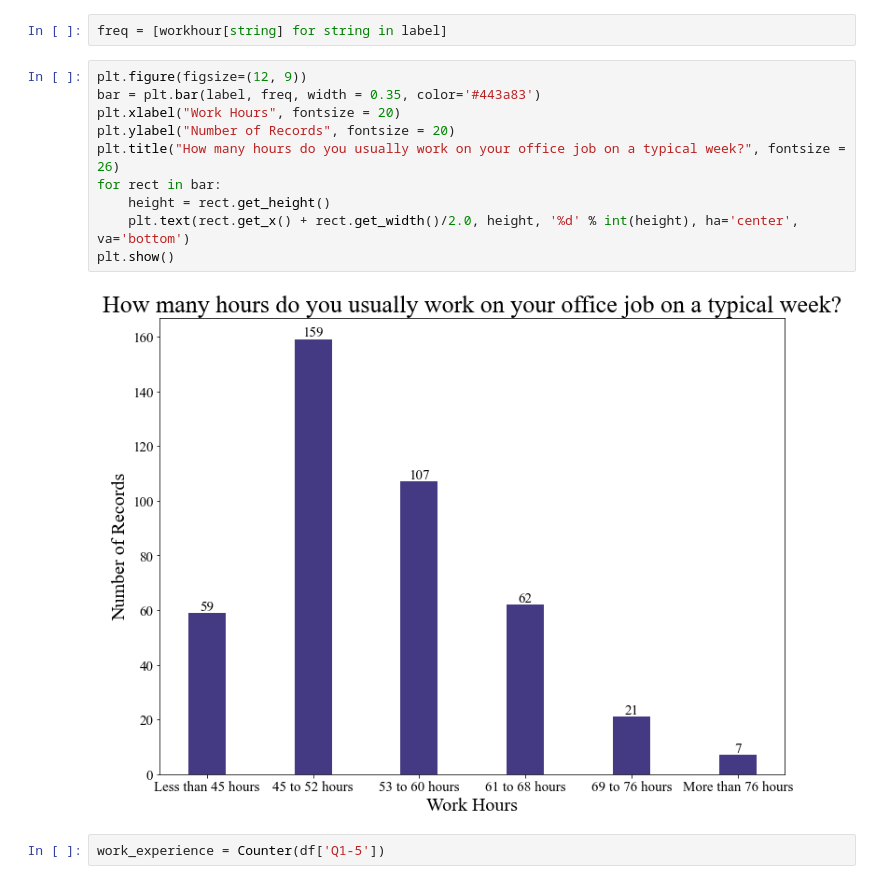
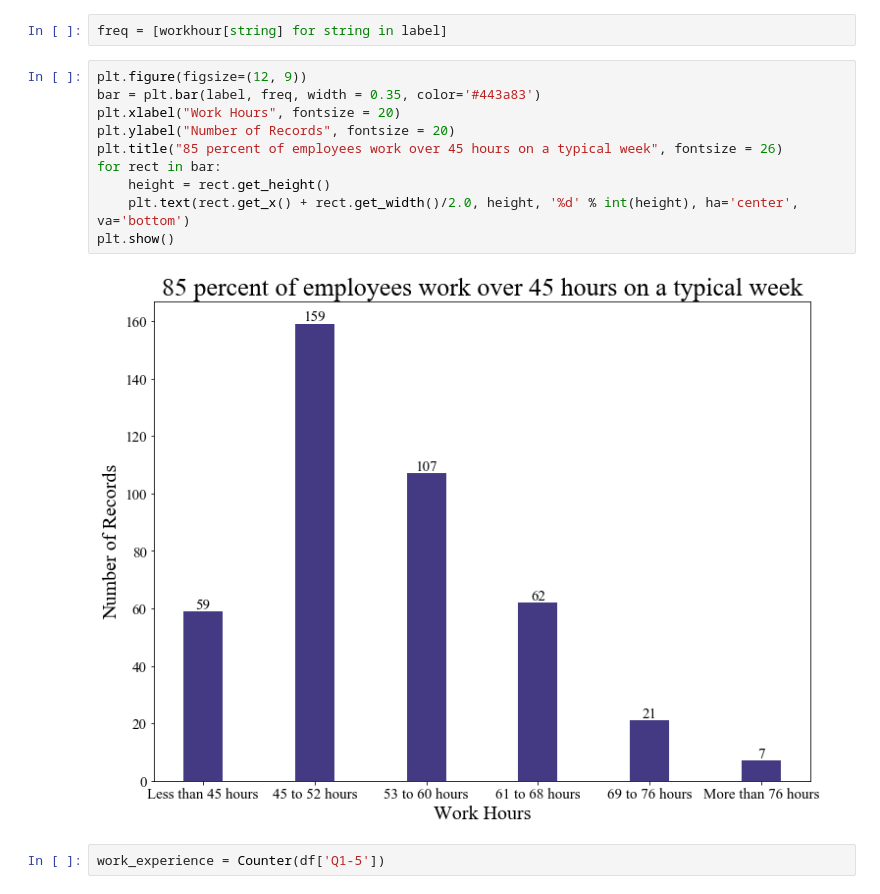
Before and after one commit to haoshuai999/Master-project, a Jupyter notebook: Master_Project_viz.ipynb, the cells around one changed output. Saved outputs shown, nothing was run; the diff lists cells and outputs as text.

```diff
--- a/Master_Project_viz.ipynb
+++ b/Master_Project_viz.ipynb
@@ -106,15 +106,15 @@ freq = [workhour[string] for string in label]
 # %%
 plt.figure(figsize=(12, 9))
 bar = plt.bar(label, freq, width = 0.35, color='#443a83')
 plt.xlabel("Work Hours", fontsize = 20)
 plt.ylabel("Number of Records", fontsize = 20)
-plt.title("How many hours do you usually work on your office job on a typical week?", fontsize = 26)
+plt.title("85 percent of employees work over 45 hours on a typical week", fontsize = 26)
 for rect in bar:
     height = rect.get_height()
     plt.text(rect.get_x() + rect.get_width()/2.0, height, '%d' % int(height), ha='center', va='bottom')
 plt.show()
 # %% [output]
-[figure, old version]
+[figure, new version]
 # %%
 work_experience = Counter(df['Q1-5'])
 # %%
```
Also changed, not shown: parts of 3 cells of this notebook.
